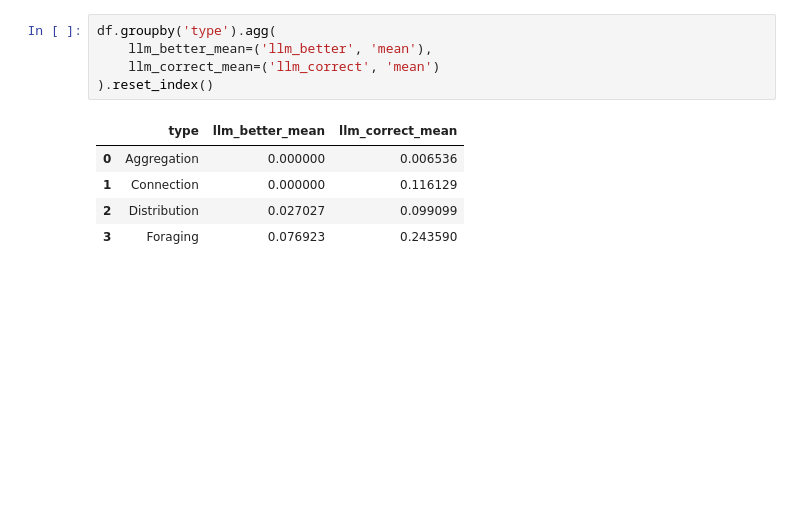
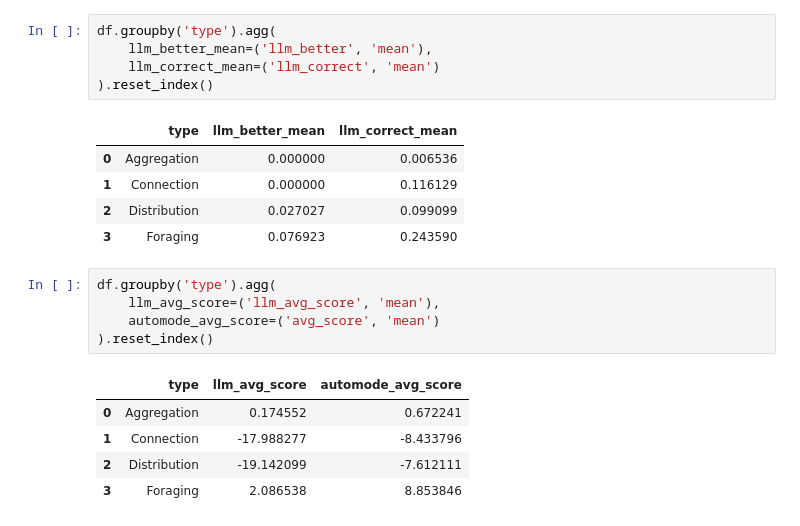
Before and after one commit to julianjandeleit/thesis_llm_collective_behavior_generation, a Jupyter notebook: analysis_notebooks/llm_comparative_analysis.ipynb, the cells around one changed output. Cells and saved outputs as stored; diff of their text form; blank space fills up the shorter version.

```diff
--- a/analysis_notebooks/llm_comparative_analysis.ipynb
+++ b/analysis_notebooks/llm_comparative_analysis.ipynb
@@ -250,3 +250,14 @@ df.groupby('type').agg(
 | 1 | Connection | 0.000000 | 0.116129 |
 | 2 | Distribution | 0.027027 | 0.099099 |
 | 3 | Foraging | 0.076923 | 0.243590 |
+# %%
+df.groupby('type').agg(
+    llm_avg_score=('llm_avg_score', 'mean'),
+    automode_avg_score=('avg_score', 'mean')
+).reset_index()
+# %% [output]
+|  | type | llm_avg_score | automode_avg_score |
+| 0 | Aggregation | 0.174552 | 0.672241 |
+| 1 | Connection | -17.988277 | -8.433796 |
+| 2 | Distribution | -19.142099 | -7.612111 |
+| 3 | Foraging | 2.086538 | 8.853846 |
```
Also changed, not shown: 20 other files.
